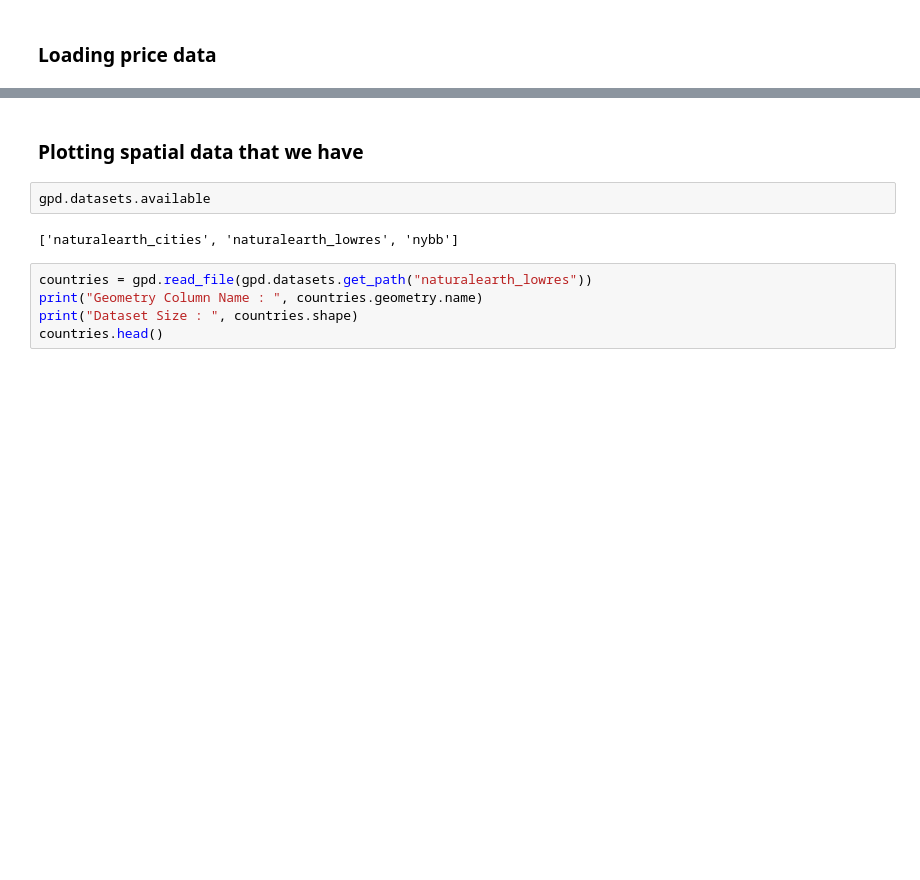
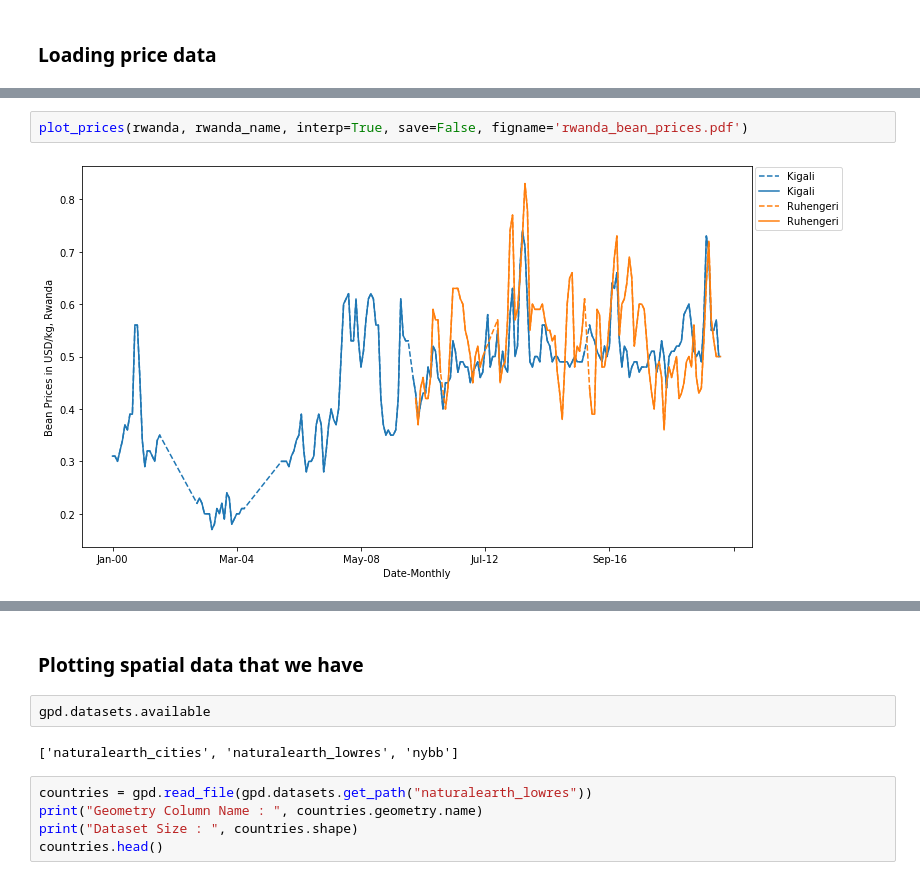
Before and after one commit to Jakidxav/ciat_bean_price_feature_importances, a Jupyter notebook: bean_price_feature_importances/bean_prices_eda.ipynb, the cells around one changed output, grey strips where cells are left out. Drawn from its saved outputs; the diff is of its cells as text; blank space fills up the shorter version.

```diff
--- a/bean_price_feature_importances/bean_prices_eda.ipynb
+++ b/bean_price_feature_importances/bean_prices_eda.ipynb
@@ -101,0 +123,4 @@ plot_prices(uganda_prices)
+# %%
+plot_prices(rwanda, rwanda_name, interp=True, save=False, figname='rwanda_bean_prices.pdf')
+# %% [output]
+[figure, added]
```
Also changed, not shown: parts of 31 cells of this notebook, 20 other files.
